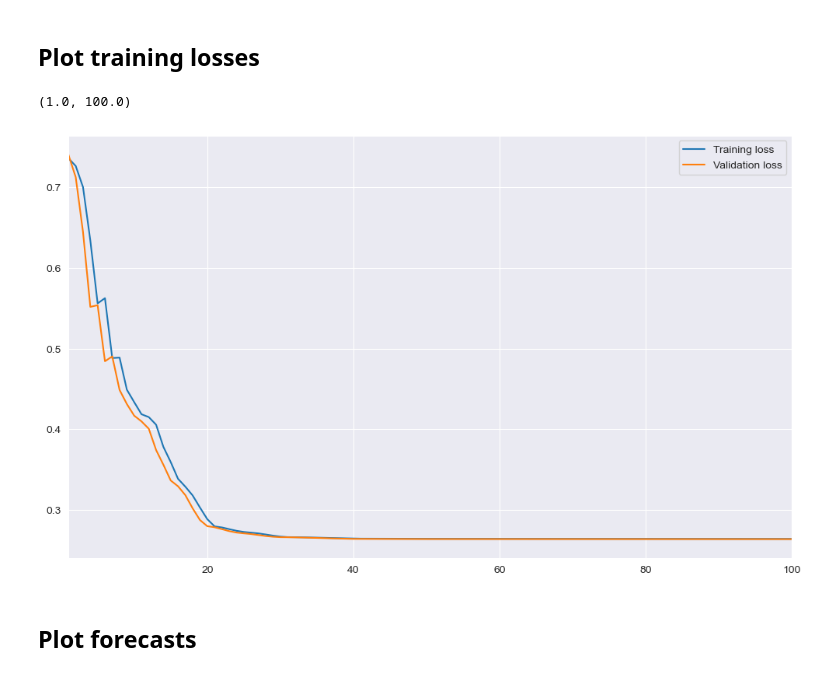
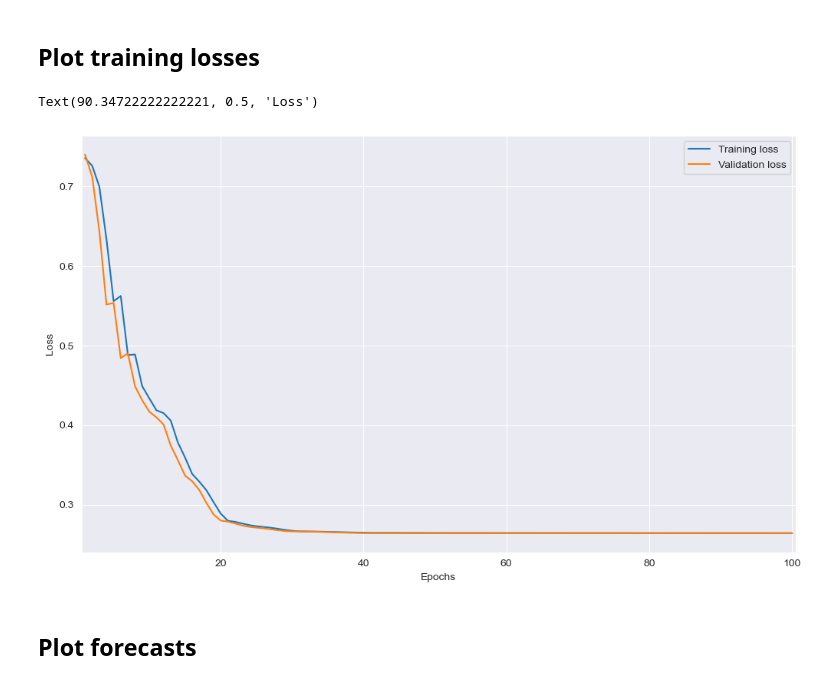
Before and after one commit to AnnetteJing/CS224W_Project, a Jupyter notebook: analysis/results_visual.ipynb, the cells around one changed output. Cells and saved outputs as stored; diff of their text form; code cells hidden in the pictures.

```diff
--- a/analysis/results_visual.ipynb
+++ b/analysis/results_visual.ipynb
@@ -57,16 +57,18 @@ losses = {
 # %%
 num_epochs = losses["train"].shape[0]
 assert num_epochs == losses["valid"].shape[0]
 
 _, ax = plt.subplots(nrows=1, ncols=1, figsize=(10, 6))
 plt.tight_layout()
 ax.plot(range(1, num_epochs + 1), losses["train"], label="Training loss")
 ax.plot(range(1, num_epochs + 1), losses["valid"], label="Validation loss")
 ax.legend(loc=1)
-ax.set_xlim(1, num_epochs)
+ax.set_xlim(0.5, num_epochs + 0.5)
+ax.set_xlabel("Epochs")
+ax.set_ylabel("Loss")
 # %% [output]
-(1.0, 100.0)
+Text(90.34722222222221, 0.5, 'Loss')
-[figure, old version]
+[figure, new version]
 # %% [markdown]
 ## Plot forecasts
 # %%
```
